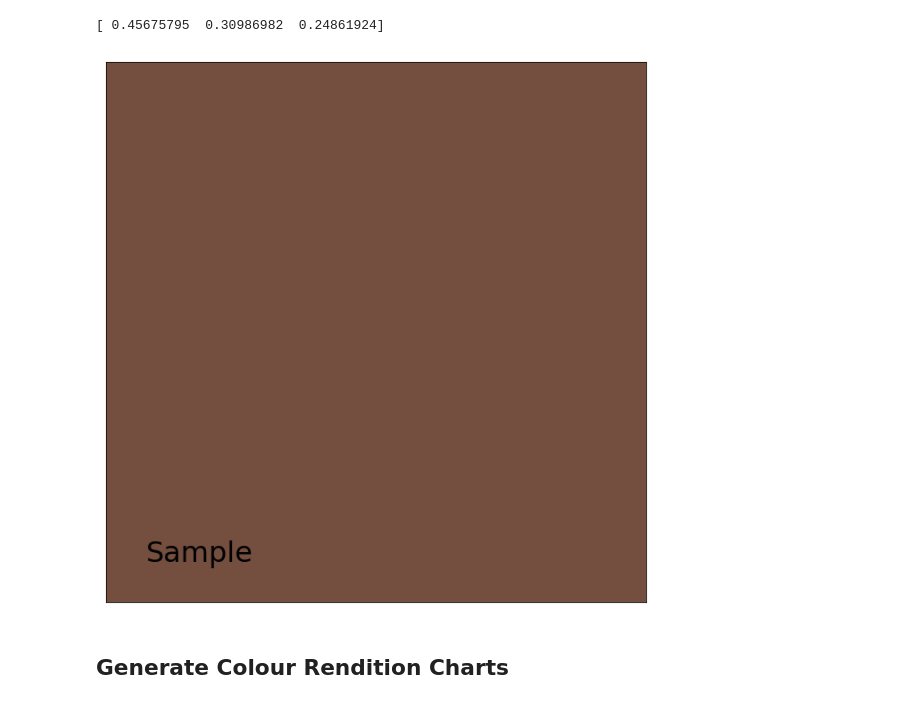
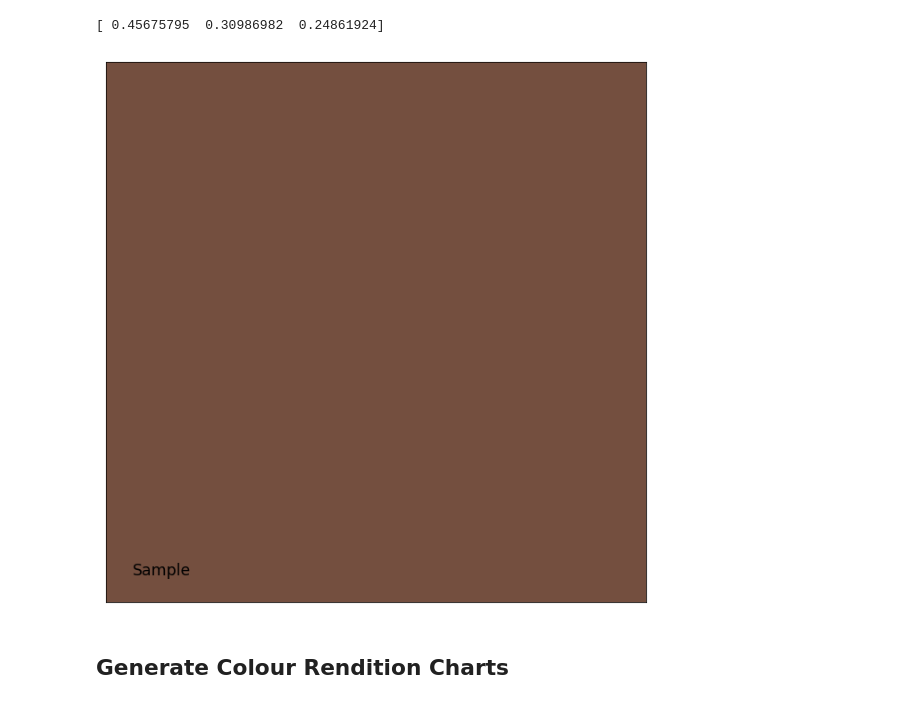
Before and after one commit to colour-science/colour-science.org, a Jupyter notebook: stories/tutorial.ipynb, the cells around one changed output. Drawn from its saved outputs; the diff is of its cells as text; code cells hidden in the pictures.

```diff
--- a/stories/tutorial.ipynb
+++ b/stories/tutorial.ipynb
@@ -593,9 +595,11 @@ print(RGB)
 [ 0.45675795  0.30986982  0.24861924]
 # %%
 # Plotting the *sRGB* colourspace colour of the *Sample* spectral power distribution.
-single_colour_swatch_plot(ColourSwatch('Sample', RGB), text_size=32)
+single_colour_swatch_plot(
+    ColourSwatch('Sample', RGB),
+    text_parameters={'size': 'x-large'})
 # %% [output]
-[figure, old version]
+[figure, new version]
 # %% [markdown]
 ## Generate Colour Rendition Charts
 # %% [markdown]
```
Also changed, not shown: parts of 12 cells of this notebook, 1 other file.
